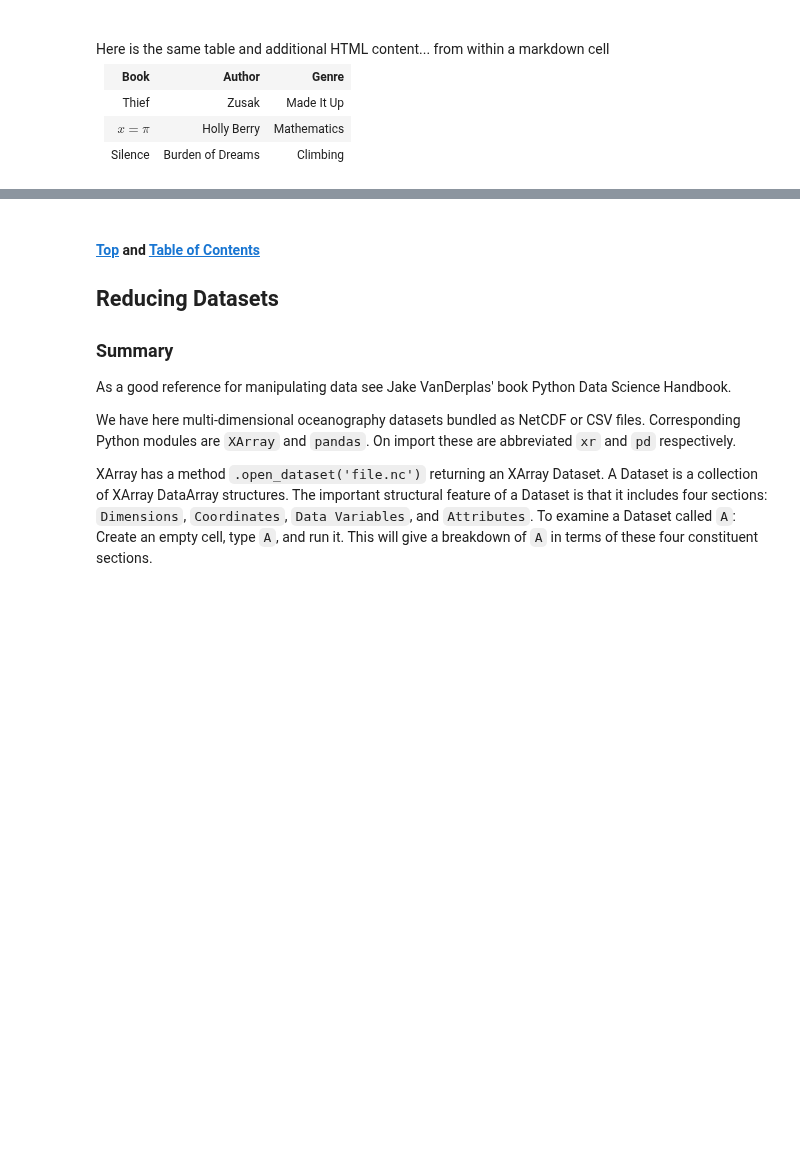
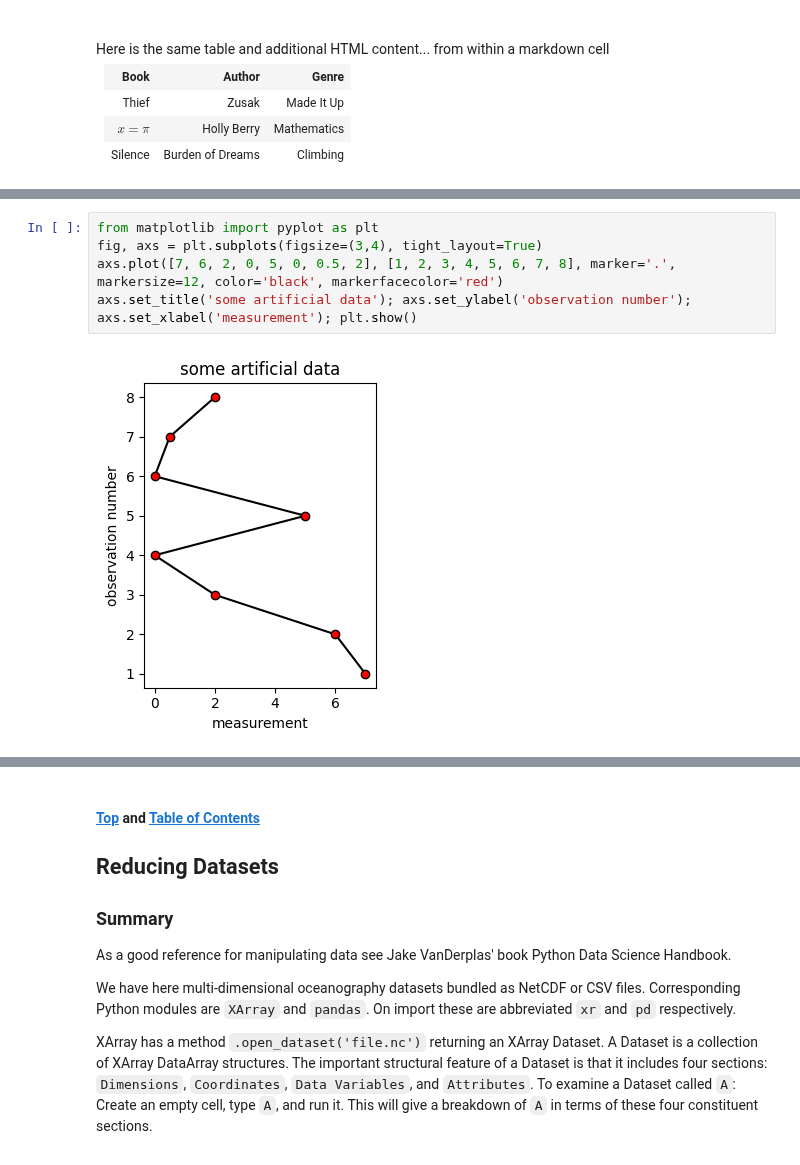
Before and after one commit to robfatland/ocean, a Jupyter notebook: Notebooks/Documentation 1 Technical Elements.ipynb, the cells around one changed output, grey strips where cells are left out. Saved outputs shown, nothing was run; the diff lists cells and outputs as text; blank space fills up the shorter version.

```diff
--- a/Notebooks/Documentation 1 Technical Elements.ipynb
+++ b/Notebooks/Documentation 1 Technical Elements.ipynb
@@ -290 +299,8 @@ Here is the same table and additional HTML content... from within a markdown cel
+# %%
+from matplotlib import pyplot as plt
+fig, axs = plt.subplots(figsize=(3,4), tight_layout=True)
+axs.plot([7, 6, 2, 0, 5, 0, 0.5, 2], [1, 2, 3, 4, 5, 6, 7, 8], marker='.', markersize=12, color='black', markerfacecolor='red')
+axs.set_title('some artificial data'); axs.set_ylabel('observation number'); axs.set_xlabel('measurement'); plt.show()
+# %% [output]
+[figure, added]
 # %% [markdown]
```
Also changed, not shown: parts of 2 cells of this notebook, 1 other file.
